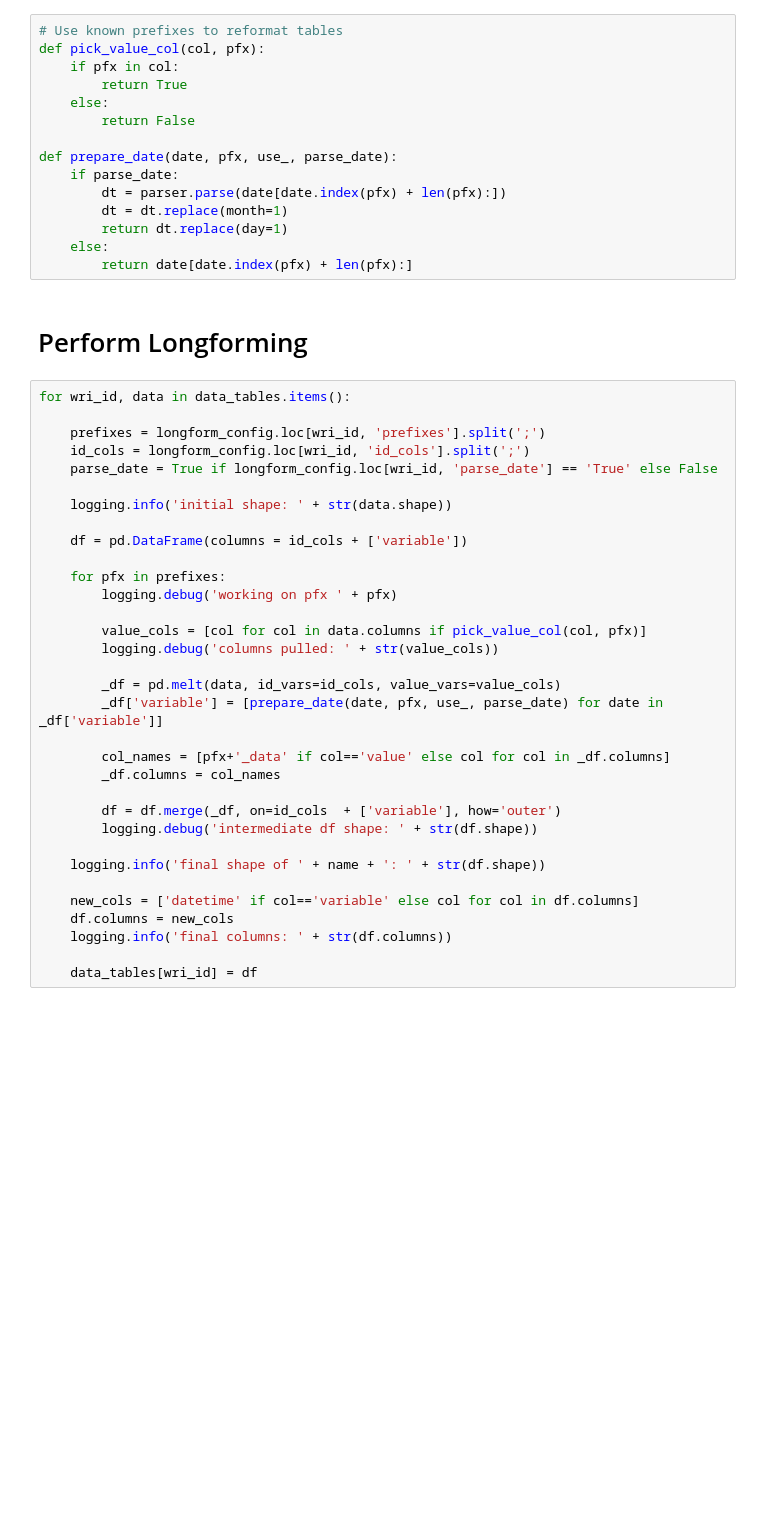
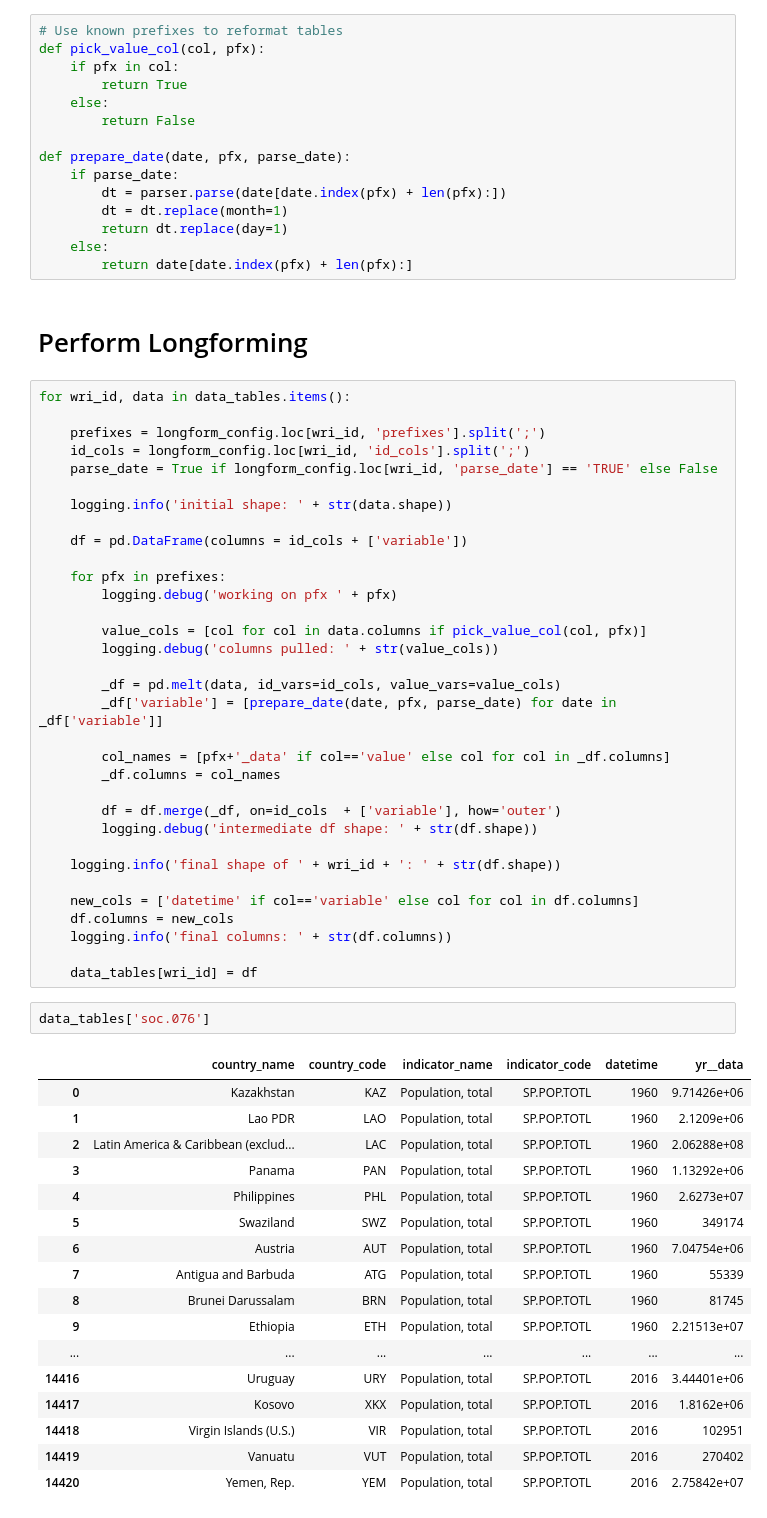
Before and after one commit to nsuberi/ResourceWatchCode, a Jupyter notebook: Metadata Management/Longforming Tool.ipynb, the cells around one changed output. Cells and saved outputs as stored; diff of their text form; blank space fills up the shorter version.

Commit message:
updating data management tools

```diff
--- a/Metadata Management/Longforming Tool.ipynb
+++ b/Metadata Management/Longforming Tool.ipynb
@@ -177,7 +166,7 @@ def pick_value_col(col, pfx):
     else:
         return False
 
-def prepare_date(date, pfx, use_, parse_date):
+def prepare_date(date, pfx, parse_date):
     if parse_date:
         dt = parser.parse(date[date.index(pfx) + len(pfx):])
         dt = dt.replace(month=1)
@@ -191,7 +180,7 @@ for wri_id, data in data_tables.items():
 
     prefixes = longform_config.loc[wri_id, 'prefixes'].split(';')
     id_cols = longform_config.loc[wri_id, 'id_cols'].split(';')
-    parse_date = True if longform_config.loc[wri_id, 'parse_date'] == 'True' else False
+    parse_date = True if longform_config.loc[wri_id, 'parse_date'] == 'TRUE' else False
 
     logging.info('initial shape: ' + str(data.shape))
 
@@ -204,7 +193,7 @@ for wri_id, data in data_tables.items():
         logging.debug('columns pulled: ' + str(value_cols))
 
         _df = pd.melt(data, id_vars=id_cols, value_vars=value_cols)
-        _df['variable'] = [prepare_date(date, pfx, use_, parse_date) for date in _df['variable']]
+        _df['variable'] = [prepare_date(date, pfx, parse_date) for date in _df['variable']]
 
         col_names = [pfx+'_data' if col=='value' else col for col in _df.columns]
         _df.columns = col_names
@@ -212,10 +201,30 @@ for wri_id, data in data_tables.items():
         df = df.merge(_df, on=id_cols  + ['variable'], how='outer')
         logging.debug('intermediate df shape: ' + str(df.shape))
 
-    logging.info('final shape of ' + name + ': ' + str(df.shape))
+    logging.info('final shape of ' + wri_id + ': ' + str(df.shape))
 
     new_cols = ['datetime' if col=='variable' else col for col in df.columns]
     df.columns = new_cols
     logging.info('final columns: ' + str(df.columns))
 
     data_tables[wri_id] = df
+# %%
+data_tables['soc.076']
+# %% [output]
+|  | country_name | country_code | indicator_name | indicator_code | datetime | yr__data |
+| 0 | Kazakhstan | KAZ | Population, total | SP.POP.TOTL | 1960 | 9.71426e+06 |
+| 1 | Lao PDR | LAO | Population, total | SP.POP.TOTL | 1960 | 2.1209e+06 |
+| 2 | Latin America & Caribbean (exclud... | LAC | Population, total | SP.POP.TOTL | 1960 | 2.06288e+08 |
+| 3 | Panama | PAN | Population, total | SP.POP.TOTL | 1960 | 1.13292e+06 |
+| 4 | Philippines | PHL | Population, total | SP.POP.TOTL | 1960 | 2.6273e+07 |
+| 5 | Swaziland | SWZ | Population, total | SP.POP.TOTL | 1960 | 349174 |
+| 6 | Austria | AUT | Population, total | SP.POP.TOTL | 1960 | 7.04754e+06 |
+| 7 | Antigua and Barbuda | ATG | Population, total | SP.POP.TOTL | 1960 | 55339 |
+| 8 | Brunei Darussalam | BRN | Population, total | SP.POP.TOTL | 1960 | 81745 |
+| 9 | Ethiopia | ETH | Population, total | SP.POP.TOTL | 1960 | 2.21513e+07 |
+| ... | ... | ... | ... | ... | ... | ... |
+| 14416 | Uruguay | URY | Population, total | SP.POP.TOTL | 2016 | 3.44401e+06 |
+| 14417 | Kosovo | XKX | Population, total | SP.POP.TOTL | 2016 | 1.8162e+06 |
+| 14418 | Virgin Islands (U.S.) | VIR | Population, total | SP.POP.TOTL | 2016 | 102951 |
+| 14419 | Vanuatu | VUT | Population, total | SP.POP.TOTL | 2016 | 270402 |
+| 14420 | Yemen, Rep. | YEM | Population, total | SP.POP.TOTL | 2016 | 2.75842e+07 |
```
Also changed, not shown: parts of 7 cells of this notebook, 2 other files.
